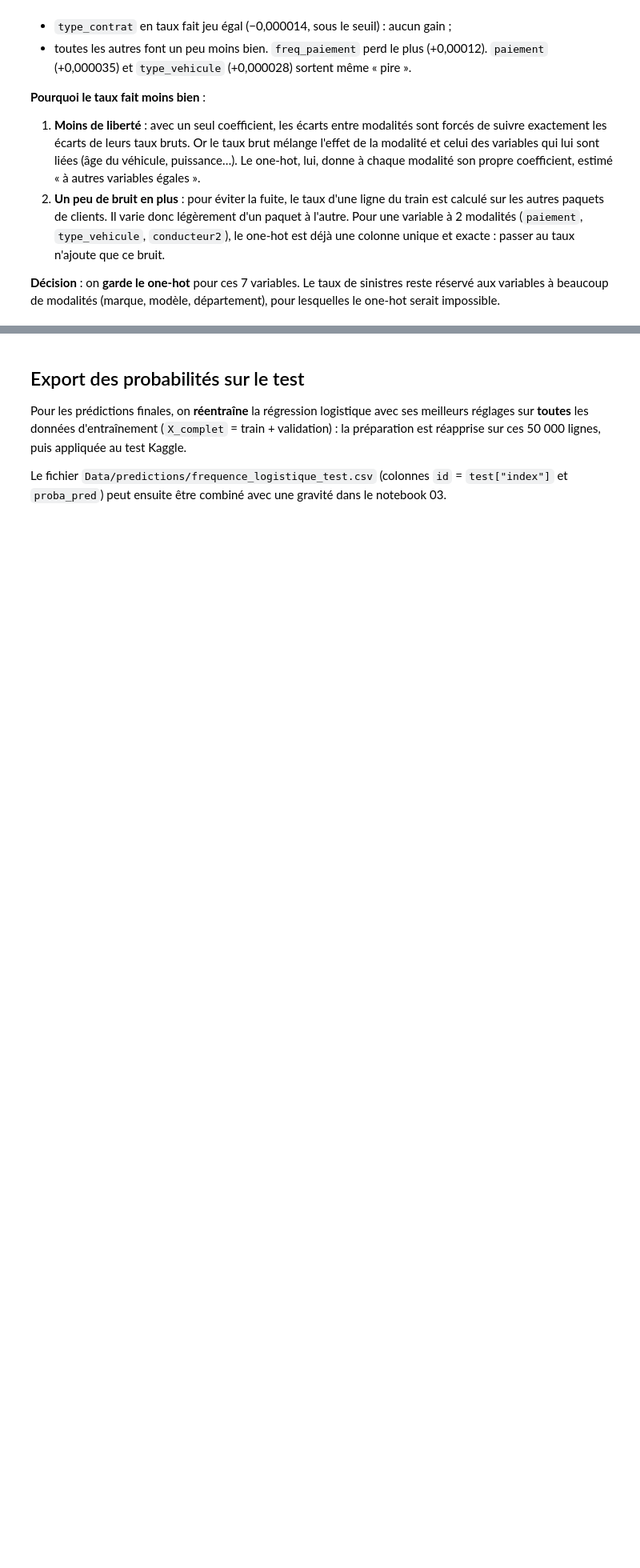
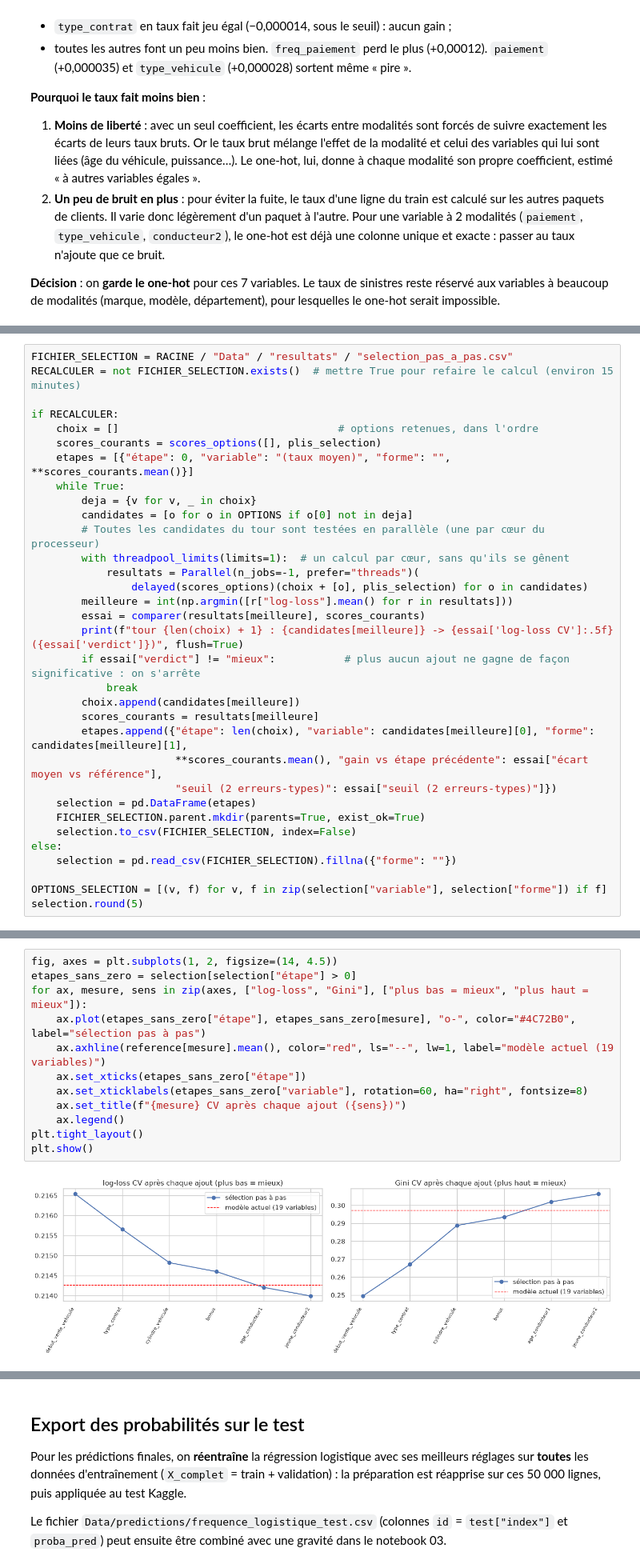
Before and after one commit to MaximilienCY/TD-Tarification-automobile-par-Machine-Learning, a Jupyter notebook: notebooks/01_frequence.ipynb, the cells around one changed output, grey strips where cells are left out. Shown at 80% size. Cells and saved outputs as stored; diff of their text form; blank space fills up the shorter version.

Commit message:
Fréquence 4.10 : sélection pas à pas des variables et de leur forme, comparaison des modèles
Co-Authored-By: Claude Opus 5.5 <noreply@anthropic.com>

```diff
--- a/notebooks/01_frequence.ipynb
+++ b/notebooks/01_frequence.ipynb
@@ -2317,0 +2476,33 @@ Colonnes : one-hot 26 -> taux 19
+# %%
+FICHIER_SELECTION = RACINE / "Data" / "resultats" / "selection_pas_a_pas.csv"
+RECALCULER = not FICHIER_SELECTION.exists()  # mettre True pour refaire le calcul (environ 15 minutes)
+
+if RECALCULER:
+    choix = []                                   # options retenues, dans l'ordre
+    scores_courants = scores_options([], plis_selection)
+    etapes = [{"étape": 0, "variable": "(taux moyen)", "forme": "", **scores_courants.mean()}]
+    while True:
+        deja = {v for v, _ in choix}
+        candidates = [o for o in OPTIONS if o[0] not in deja]
+        # Toutes les candidates du tour sont testées en parallèle (une par cœur du processeur)
+        with threadpool_limits(limits=1):  # un calcul par cœur, sans qu'ils se gênent
+            resultats = Parallel(n_jobs=-1, prefer="threads")(
+                delayed(scores_options)(choix + [o], plis_selection) for o in candidates)
+        meilleure = int(np.argmin([r["log-loss"].mean() for r in resultats]))
+        essai = comparer(resultats[meilleure], scores_courants)
+        print(f"tour {len(choix) + 1} : {candidates[meilleure]} -> {essai['log-loss CV']:.5f} ({essai['verdict']})", flush=True)
+        if essai["verdict"] != "mieux":           # plus aucun ajout ne gagne de façon significative : on s'arrête
+            break
+        choix.append(candidates[meilleure])
+        scores_courants = resultats[meilleure]
+        etapes.append({"étape": len(choix), "variable": candidates[meilleure][0], "forme": candidates[meilleure][1],
+                       **scores_courants.mean(), "gain vs étape précédente": essai["écart moyen vs référence"],
+                       "seuil (2 erreurs-types)": essai["seuil (2 erreurs-types)"]})
+    selection = pd.DataFrame(etapes)
+    FICHIER_SELECTION.parent.mkdir(parents=True, exist_ok=True)
+    selection.to_csv(FICHIER_SELECTION, index=False)
+else:
+    selection = pd.read_csv(FICHIER_SELECTION).fillna({"forme": ""})
+
+OPTIONS_SELECTION = [(v, f) for v, f in zip(selection["variable"], selection["forme"]) if f]
+selection.round(5)
@@ -2317,0 +2518,14 @@ Colonnes : one-hot 26 -> taux 19
+# %%
+fig, axes = plt.subplots(1, 2, figsize=(14, 4.5))
+etapes_sans_zero = selection[selection["étape"] > 0]
+for ax, mesure, sens in zip(axes, ["log-loss", "Gini"], ["plus bas = mieux", "plus haut = mieux"]):
+    ax.plot(etapes_sans_zero["étape"], etapes_sans_zero[mesure], "o-", color="#4C72B0", label="sélection pas à pas")
+    ax.axhline(reference[mesure].mean(), color="red", ls="--", lw=1, label="modèle actuel (19 variables)")
+    ax.set_xticks(etapes_sans_zero["étape"])
+    ax.set_xticklabels(etapes_sans_zero["variable"], rotation=60, ha="right", fontsize=8)
+    ax.set_title(f"{mesure} CV après chaque ajout ({sens})")
+    ax.legend()
+plt.tight_layout()
+plt.show()
+# %% [output]
+[figure, added]
```
Also changed, not shown: parts of 11 cells of this notebook, 3 other files.
